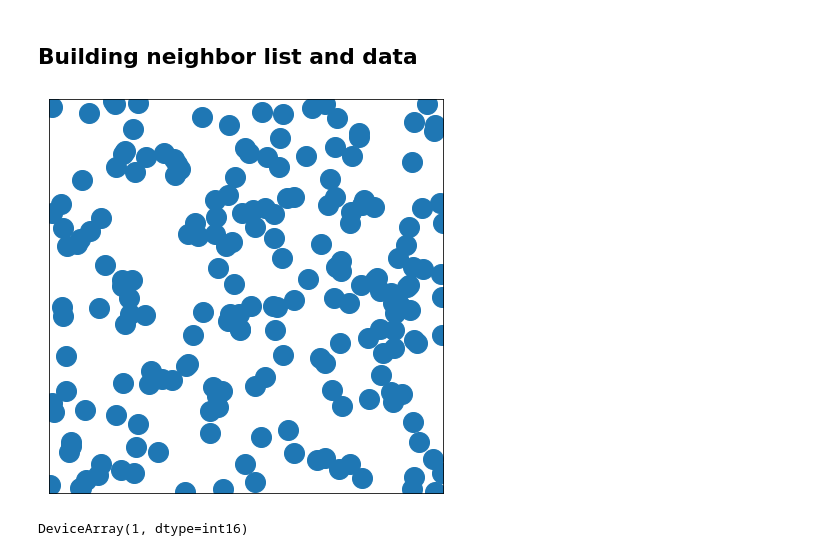
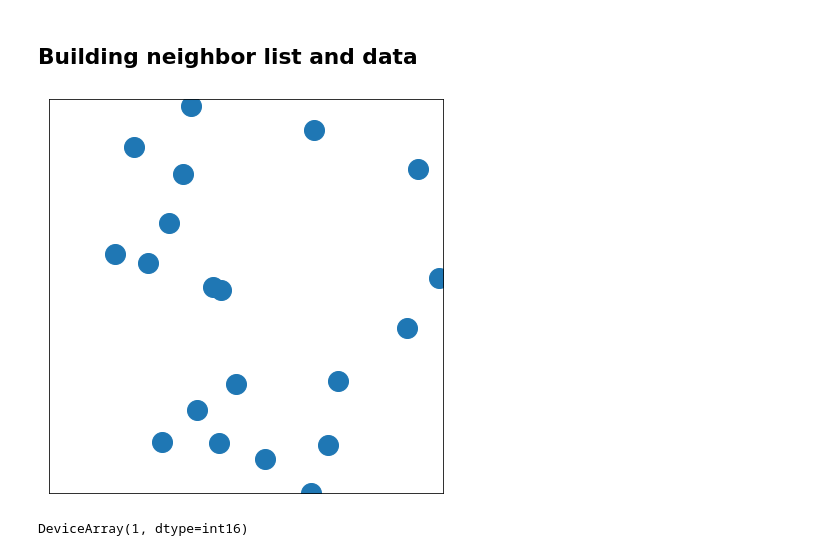
Before and after one commit to henk789/uf3, a Jupyter notebook: examples/jax-md/uf3-neighbor.ipynb, the cells around one changed output. Cells and saved outputs as stored; diff of their text form; code cells hidden in the pictures.

```diff
--- a/examples/jax-md/uf3-neighbor.ipynb
+++ b/examples/jax-md/uf3-neighbor.ipynb
@@ -146,16 +146,16 @@ print(knots3)
 # %% [markdown]
 ## Building neighbor list and data
 # %%
-N = 200
+N = 20
 dimension = 3
 box_size = 12.0
 
 key, split = random.split(key)
 R = random.uniform(split, (N,dimension), minval=0.0, maxval=box_size, dtype=f64)
 
 plot_system(R,box_size)
 # %% [output]
-[figure, old version]
+[figure, new version]
 # %%
 box = jnp.eye(dimension) * box_size
 displacement, shift = space.periodic_general(box, fractional_coordinates=False)
```
Also changed, not shown: parts of 8 cells of this notebook, 1 other file.
